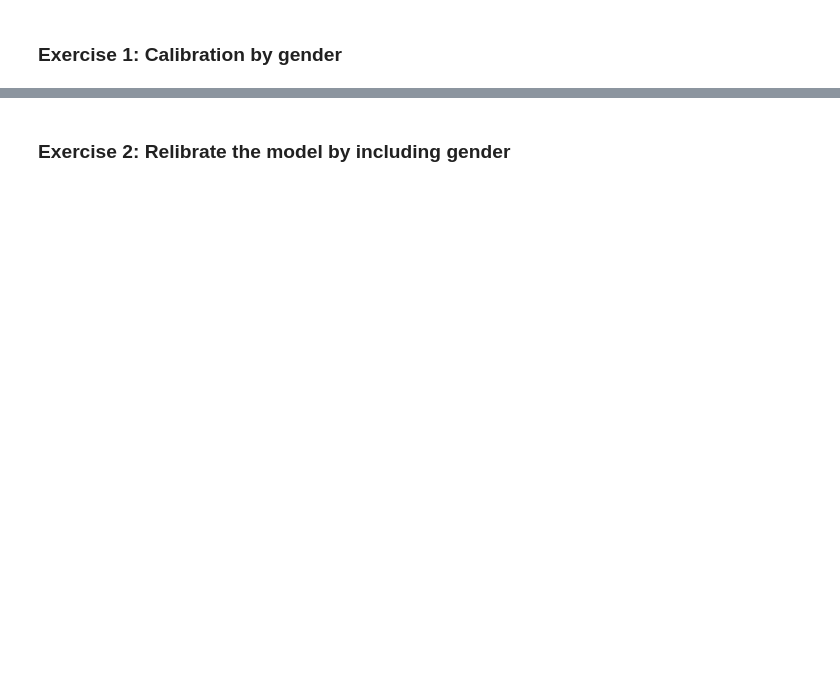
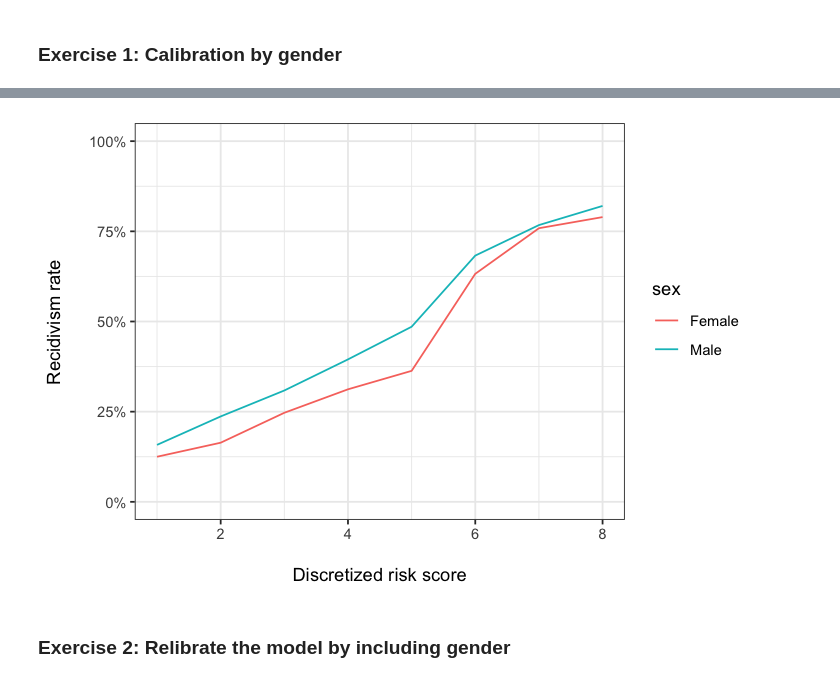
Before and after one commit to stanford-policylab/law-order-algo, a Jupyter notebook: notebooks/week-8-fairness_2-answers.ipynb, the cells around one changed output, grey strips where cells are left out. Cells and saved outputs as stored; diff of their text form; code cells hidden in the pictures; blank space fills up the shorter version.

```diff
--- a/notebooks/week-8-fairness_2-answers.ipynb
+++ b/notebooks/week-8-fairness_2-answers.ipynb
@@ -64,3 +50,18 @@ head(compas_df)
 | 13 | Male | 1994-06-10 | 21 | Caucasian | 3 | 5 | 1 | 1 | ... |
 # %% [markdown]
 ### Exercise 1: Calibration by gender
+# %%
+# Calculate discretized risk score
+# group people with risk score equal or gretaer than 8
+
+calibration_by_gender <- compas_df %>%
+# WRITE CODE HERE
+# START solution
+    mutate(predicted_risk_score = ifelse(predicted_risk_score >= 8, 8, predicted_risk_score)) %>%
+    group_by(sex, predicted_risk_score) %>%
+    summarize(recidivism_rate = mean(is_recid))
+# END solution
+
+# Put the recidivism rates of different races side by side
+calibration_by_gender %>%
+    spread(sex, recidivism_rate)
@@ -67,2 +80,13 @@ head(compas_df)
+# %%
+# Calibration plot
+ggplot(calibration_by_gender,
+       aes(x = predicted_risk_score, y = recidivism_rate, color = sex)) +
+    geom_line() +
+    scale_y_continuous(labels = scales::percent_format(1), limits = c(0, 1))+
+    scale_x_continuous(breaks = seq(0, 8, 2), limits = c(1, 8))+
+    labs(x = "\nDiscretized risk score",
+         y = "Recidivism rate\n")
+# %% [output]
+[figure, added]
 # %% [markdown]
 ### Exercise 2: Relibrate the model by including gender
```
Also changed, not shown: parts of 15 cells of this notebook, 1 other file.
